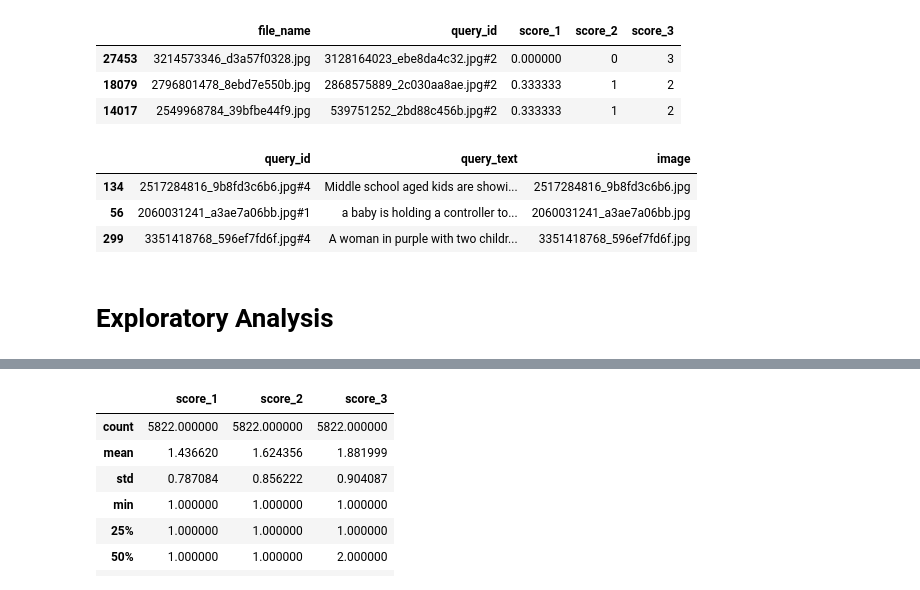
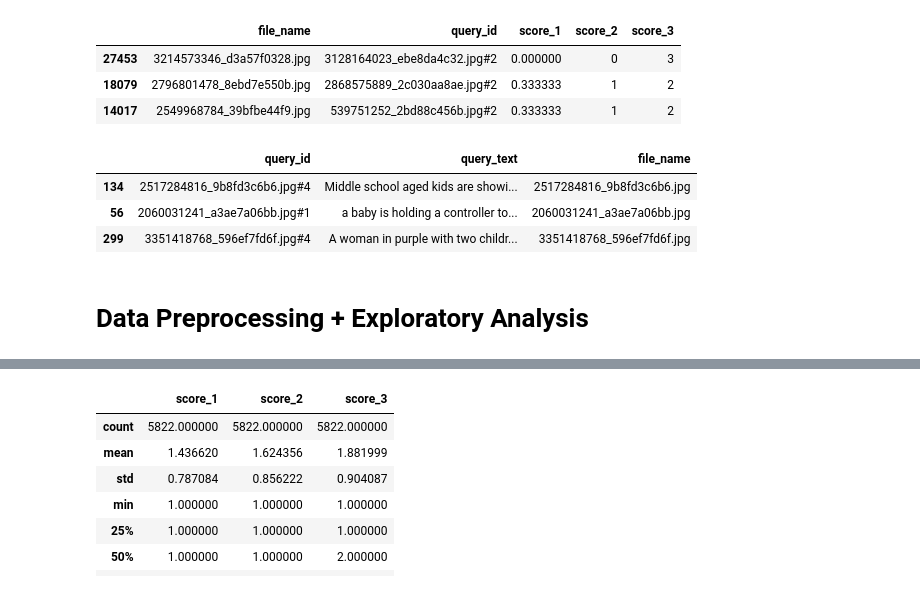
Before and after one commit to vzwork/deep_image_search, a Jupyter notebook: project_en.ipynb, the cells around one changed output, grey strips where cells are left out. Saved outputs shown, nothing was run; the diff lists cells and outputs as text; code cells hidden in the pictures.

```diff
--- a/project_en.ipynb
+++ b/project_en.ipynb
@@ -90,11 +120,12 @@ CrowdAnnotations.sample(3)
 | 14017 | 2549968784_39bfbe44f9.jpg | 539751252_2bd88c456b.jpg#2 | 0.333333 | 1 | 2 |
 # %%
 test_queries = pd.read_csv('./datasets/test_queries.csv', sep='|', index_col=0)
+test_queries = test_queries.rename(columns={'image':'file_name'})
 test_queries.sample(3)
 # %% [output]
-|  | query_id | query_text | image |
+|  | query_id | query_text | file_name |
 | 134 | 2517284816_9b8fd3c6b6.jpg#4 | Middle school aged kids are showi... | 2517284816_9b8fd3c6b6.jpg |
 | 56 | 2060031241_a3ae7a06bb.jpg#1 | a baby is holding a controller to... | 2060031241_a3ae7a06bb.jpg |
 | 299 | 3351418768_596ef7fd6f.jpg#4 | A woman in purple with two childr... | 3351418768_596ef7fd6f.jpg |
 # %% [markdown]
-# Exploratory Analysis
+# Data Preprocessing + Exploratory Analysis
```
Also changed, not shown: parts of 124 cells of this notebook, 1 other file.
